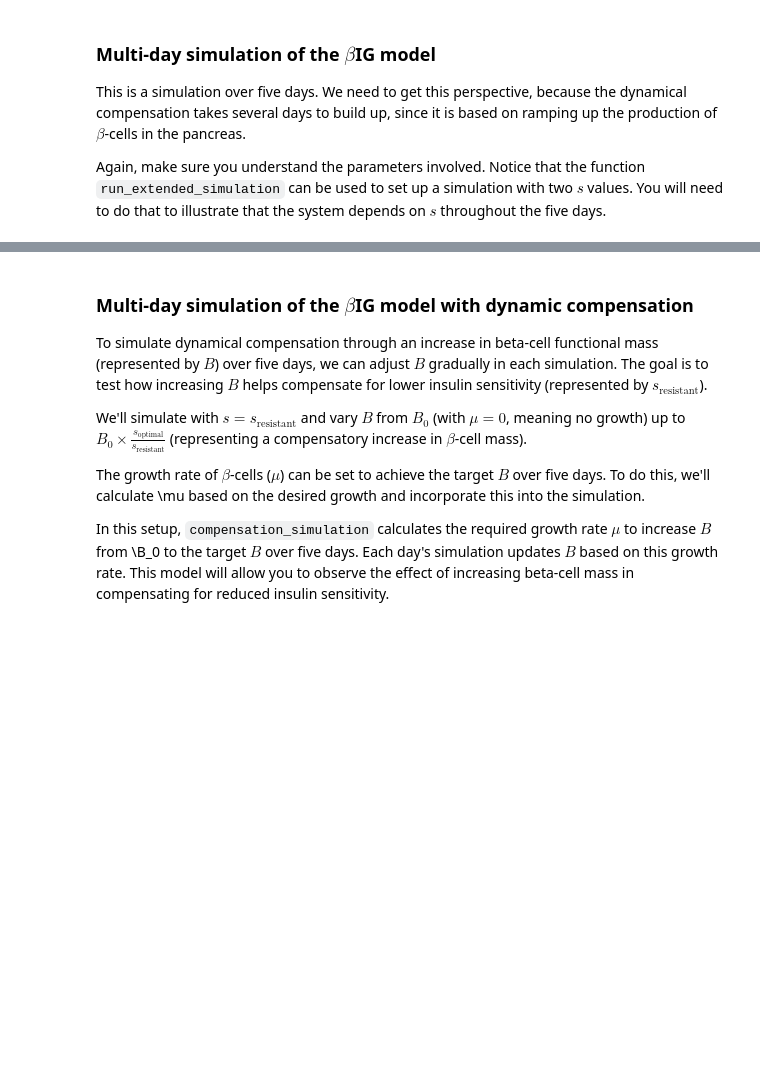
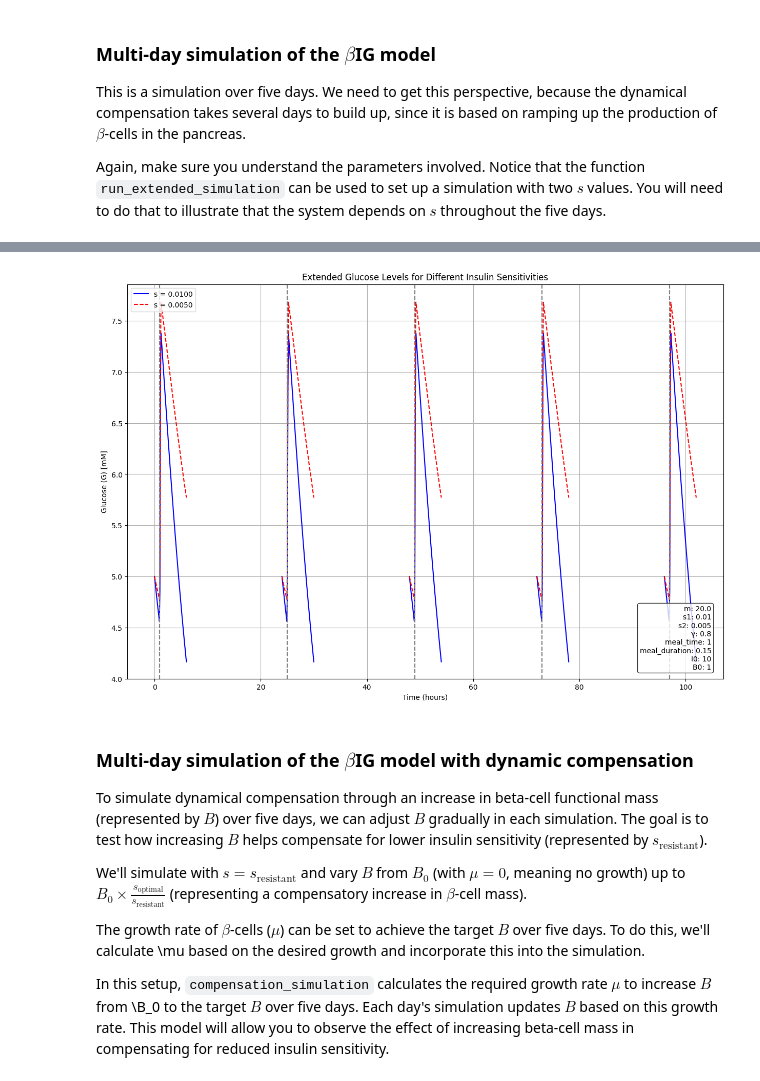
Before and after one commit to amoyag/Biofisica, a Jupyter notebook: session4_BIGmodel_dynamicalcompensation.ipynb, the cells around one changed output, grey strips where cells are left out. Saved outputs shown, nothing was run; the diff lists cells and outputs as text; code cells hidden in the pictures; blank space fills up the shorter version.

```diff
--- a/session4_BIGmodel_dynamicalcompensation.ipynb
+++ b/session4_BIGmodel_dynamicalcompensation.ipynb
@@ -610,6 +623,10 @@ run_extended_simulation(m=20.0, s_values=[s_optimal], gamma=0.8, meal_time=1, me
 # %%
 #@title Multi-day simulation with insulin resistance
+s_optimal = 0.01  # Optimal insulin sensitivity
+s_resistant = 0.005  # Lower insulin sensitivity
 run_extended_simulation_s(m=20.0, s_values=[s_optimal, s_resistant], gamma=0.8, meal_time=1, meal_duration=0.15, I0=10, B0=1, num_days=5)
+# %% [output]
+[figure, added]
 # %% [markdown]
 ### Multi-day simulation of the $\beta$IG model with dynamic compensation
 To simulate dynamical compensation through an increase in beta-cell functional mass (represented by $B$) over five days, we can adjust $B$ gradually in each simulation. The goal is to test how increasing $B$ helps compensate for lower insulin sensitivity (represented by $s_{\text{resistant}}$).
```
Also changed, not shown: parts of 5 cells of this notebook.
